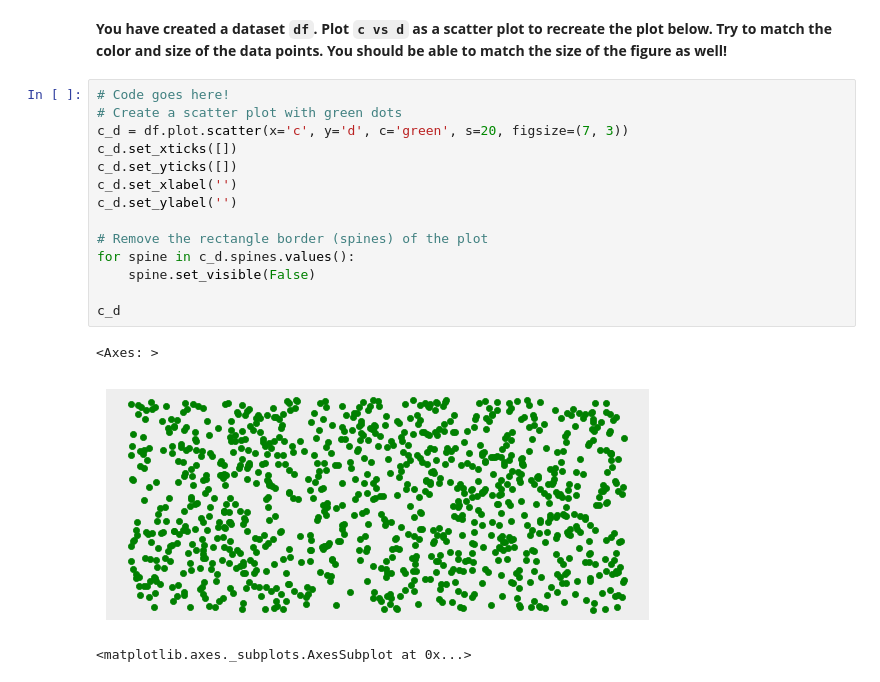
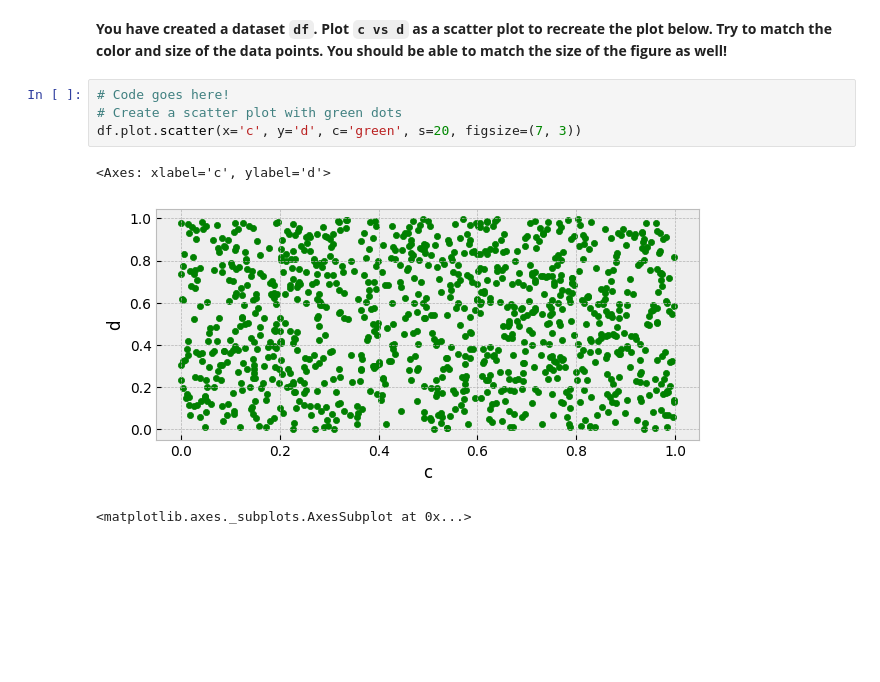
Before and after one commit to ferdous-al-quraeshi/assignments_ostad-dsci-26, a Jupyter notebook: 008. Assignment-Data Visualization with Pandas (Module-8)/[Submission] Pandas_Data_Vis_Assignment.ipynb, the cells around one changed output. Drawn from its saved outputs; the diff is of its cells as text; blank space fills up the shorter version.

```diff
--- a/008. Assignment-Data Visualization with Pandas (Module-8)/[Submission] Pandas_Data_Vis_Assignment.ipynb
+++ b/008. Assignment-Data Visualization with Pandas (Module-8)/[Submission] Pandas_Data_Vis_Assignment.ipynb
@@ -67,20 +67,10 @@ df.head()
 # %%
 # Code goes here!
 # Create a scatter plot with green dots
-c_d = df.plot.scatter(x='c', y='d', c='green', s=20, figsize=(7, 3))
-c_d.set_xticks([])
-c_d.set_yticks([])
-c_d.set_xlabel('')
-c_d.set_ylabel('')
-
-# Remove the rectangle border (spines) of the plot
-for spine in c_d.spines.values():
-    spine.set_visible(False)
-
-c_d
+df.plot.scatter(x='c', y='d', c='green', s=20, figsize=(7, 3))
 # %% [output]
-<Axes: >
+<Axes: xlabel='c', ylabel='d'>
-[figure, old version]
+[figure, new version]
 # %%
 # %% [output]
 <matplotlib.axes._subplots.AxesSubplot at 0x...>
```
Also changed, not shown: parts of 5 cells of this notebook.
